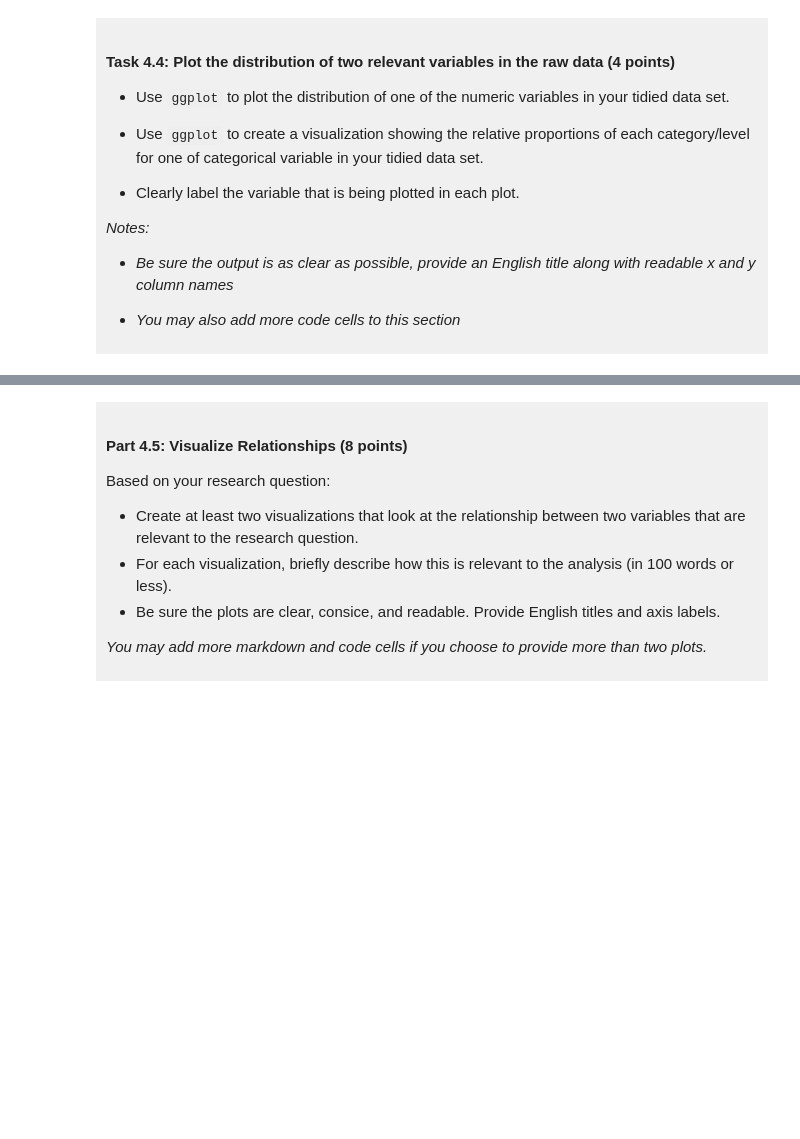
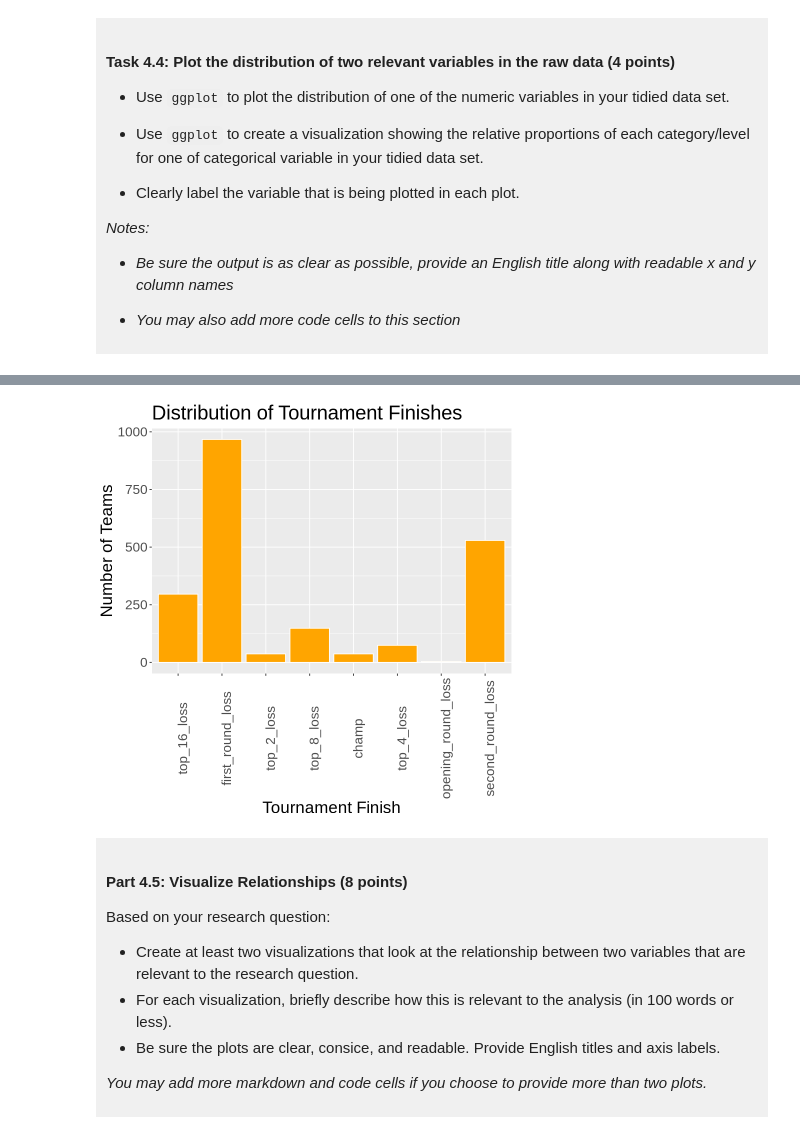
Before and after one commit to MiyaCreeden/dsci-100-project-miya-creeden, a Jupyter notebook: dsci-100-project-notebook.ipynb, the cells around one changed output, grey strips where cells are left out. Saved outputs shown, nothing was run; the diff lists cells and outputs as text; code cells hidden in the pictures; blank space fills up the shorter version.

```diff
--- a/dsci-100-project-notebook.ipynb
+++ b/dsci-100-project-notebook.ipynb
@@ -311,5 +371,16 @@ You will refine your research question (if needed) and produce a tidy data set.
 # %%
-### EDIT THIS CODE CELL FOR PLOT 2 ###
+tourney_finishes <- tidy_wncaa |>
+ggplot(aes(x=tourney_finish)) +
+geom_bar(fill="orange", color = "white")+
+labs(title = "Distribution of Tournament Finishes",
+    x = "Tournament Finish",
+    y = "Number of Teams") +
+theme(text = element_text(size=20)) +
+theme(axis.text.x = element_text(angle = 90))
+
+tourney_finishes
+# %% [output]
+[figure, added]
 # %% [markdown]
 <div style="background-color: #f0f0f0; padding: 10px;">
 
```
Also changed, not shown: parts of 12 cells of this notebook.
